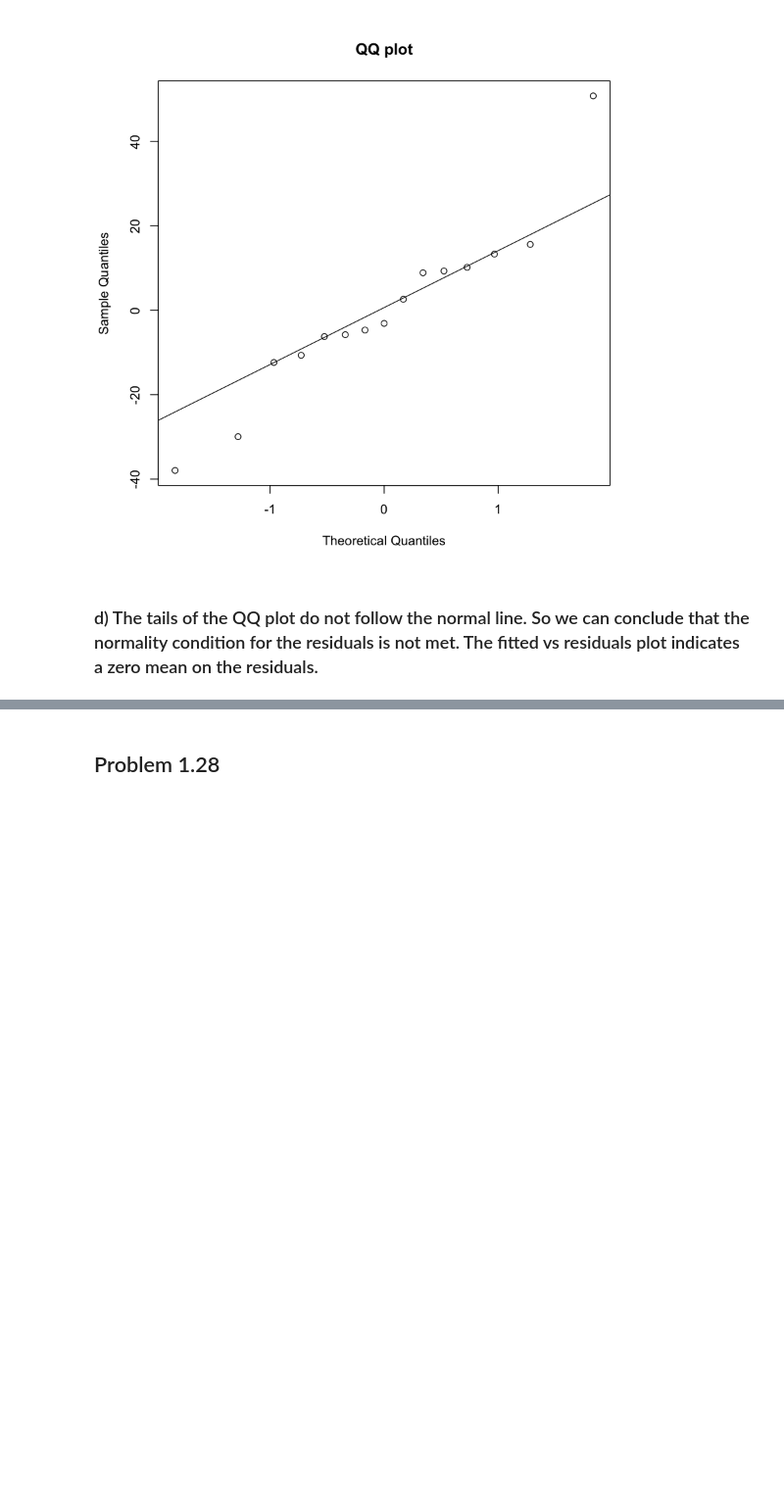
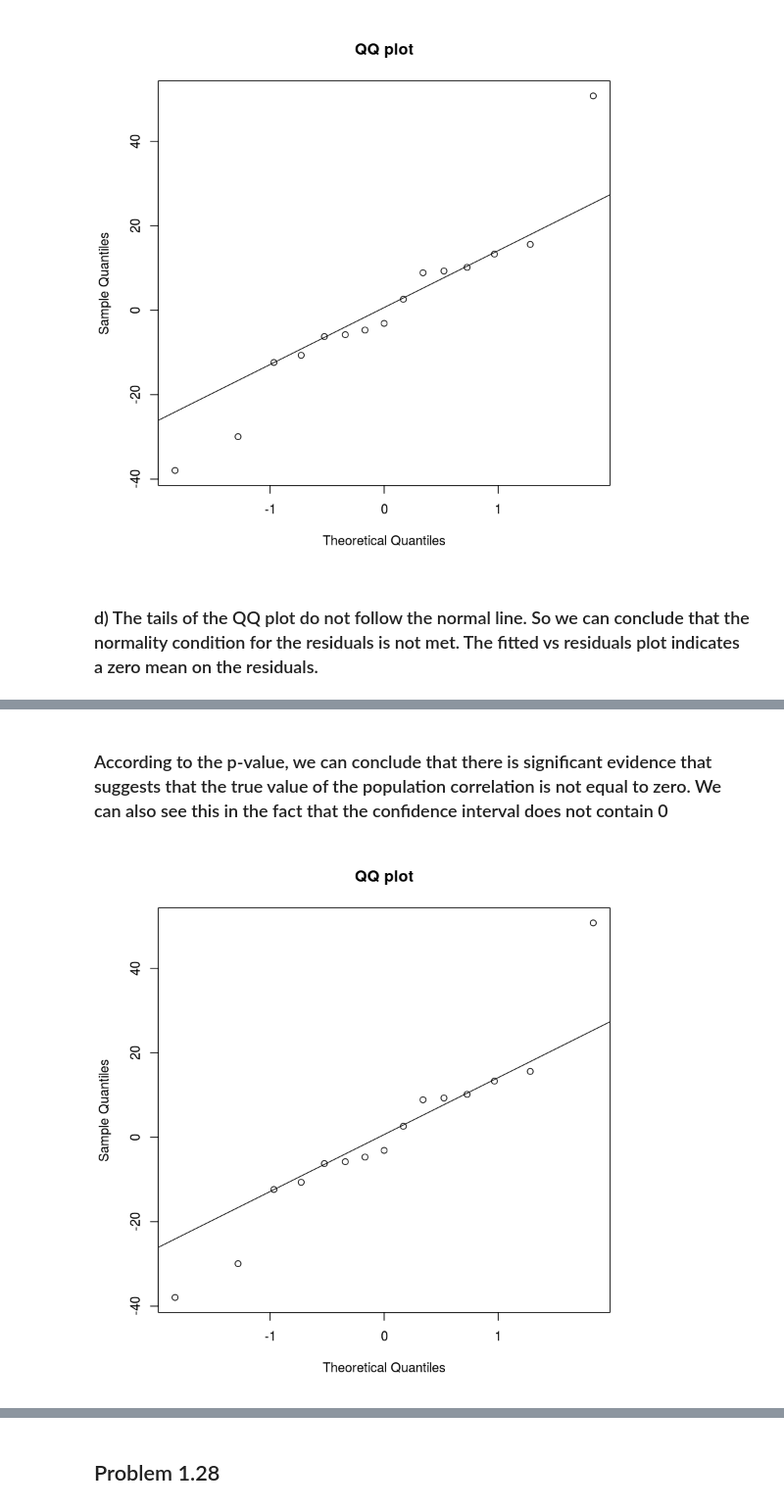
Before and after one commit to EvansDaniel/statistical-modeling-and-analysis, a Jupyter notebook: Homework1/Homework1-2.ipynb, the cells around one changed output, grey strips where cells are left out. Shown at 98% size. Cells and saved outputs as stored; diff of their text form; code cells hidden in the pictures; blank space fills up the shorter version.

```diff
--- a/Homework1/Homework1-2.ipynb
+++ b/Homework1/Homework1-2.ipynb
@@ -95,0 +113,3 @@ qqline(pitchersTimeLm$residuals)
+# %%
+pitchersTimeLm = lm(BaseballTimes$Time ~ BaseballTimes$Pitchers)
+summary(pitchersTimeLm)
@@ -95,0 +149,7 @@ qqline(pitchersTimeLm$residuals)
+# %% [markdown]
+### According to the p-value, we can conclude that there is significant evidence that suggests that the true value of the population correlation is not equal to zero. We can also see this in the fact that the confidence interval does not contain 0
+# %%
+qqnorm(pitchersTimeLm$residuals, main='QQ plot')
+qqline(pitchersTimeLm$residuals)
+# %% [output]
+[figure, added]
```
Also changed, not shown: parts of 99 cells of this notebook, 3 other files.
